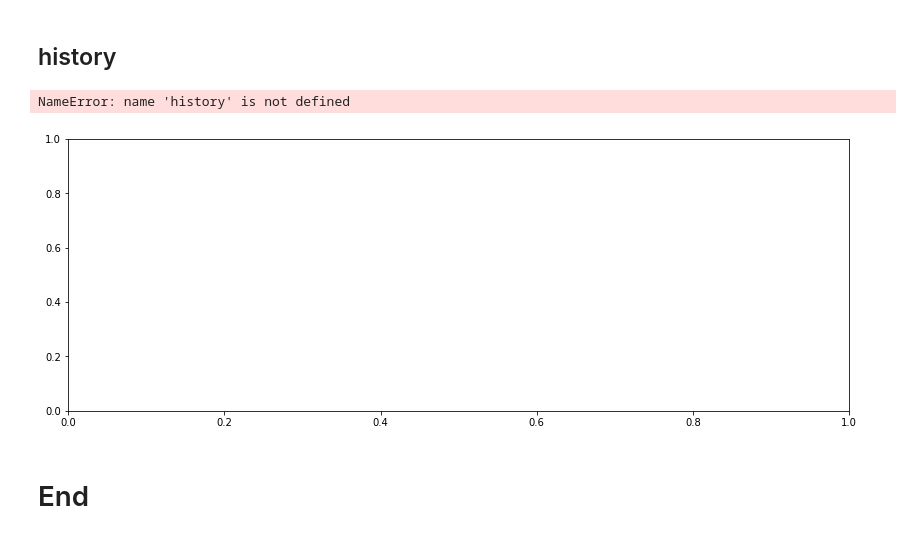
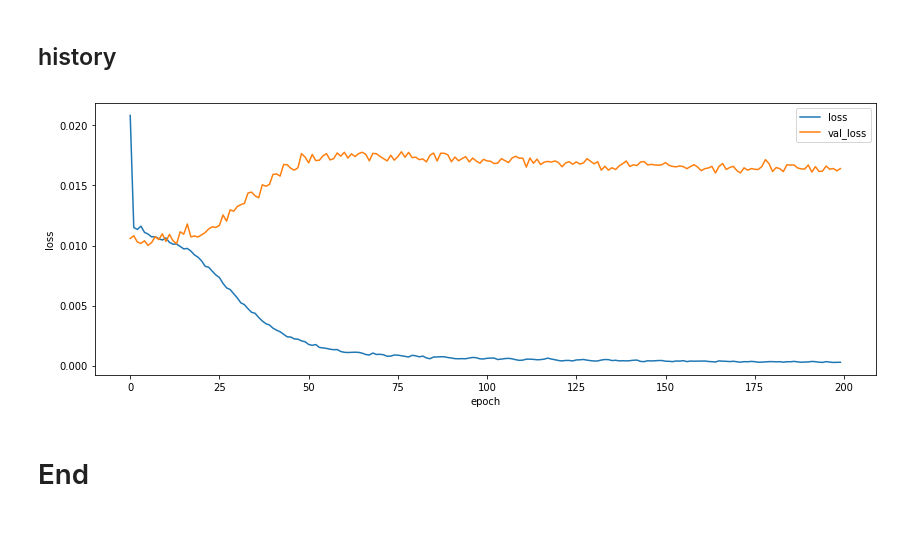
Before and after one commit to pollenjp/article_script, a Jupyter notebook: 20180719_visualize_Conv1d_output__in_kabuku/notebooks/create_Conv1d_model__SinCosFunc.ipynb, the cells around one changed output. Saved outputs shown, nothing was run; the diff lists cells and outputs as text; code cells hidden in the pictures.

```diff
--- a/20180719_visualize_Conv1d_output__in_kabuku/notebooks/create_Conv1d_model__SinCosFunc.ipynb
+++ b/20180719_visualize_Conv1d_output__in_kabuku/notebooks/create_Conv1d_model__SinCosFunc.ipynb
@@ -330,19 +351,21 @@ model = load_model(filepath=modelpath)
 # %% [markdown]
 ## history
 # %%
+filename = ipynb_title + "__epochs_loss.png"
+
 fig = plt.figure(figsize=(14, 5))
 ax = fig.add_subplot(1,1,1)
 
 ax.plot(range(epochs), history.history['loss'], label='loss')
 ax.plot(range(epochs), history.history['val_loss'], label='val_loss')
 
 ax.set_xlabel('epoch')
 ax.set_ylabel('loss')
 ax.legend()
 
+fig.savefig(fname=str(plot_images_Path / filename))
 plt.show()
 # %% [output]
-NameError: name 'history' is not defined
-[figure, old version]
+[figure, new version]
 # %% [markdown]
 # End
```
Also changed, not shown: parts of 7 cells of this notebook, 2 other files.
